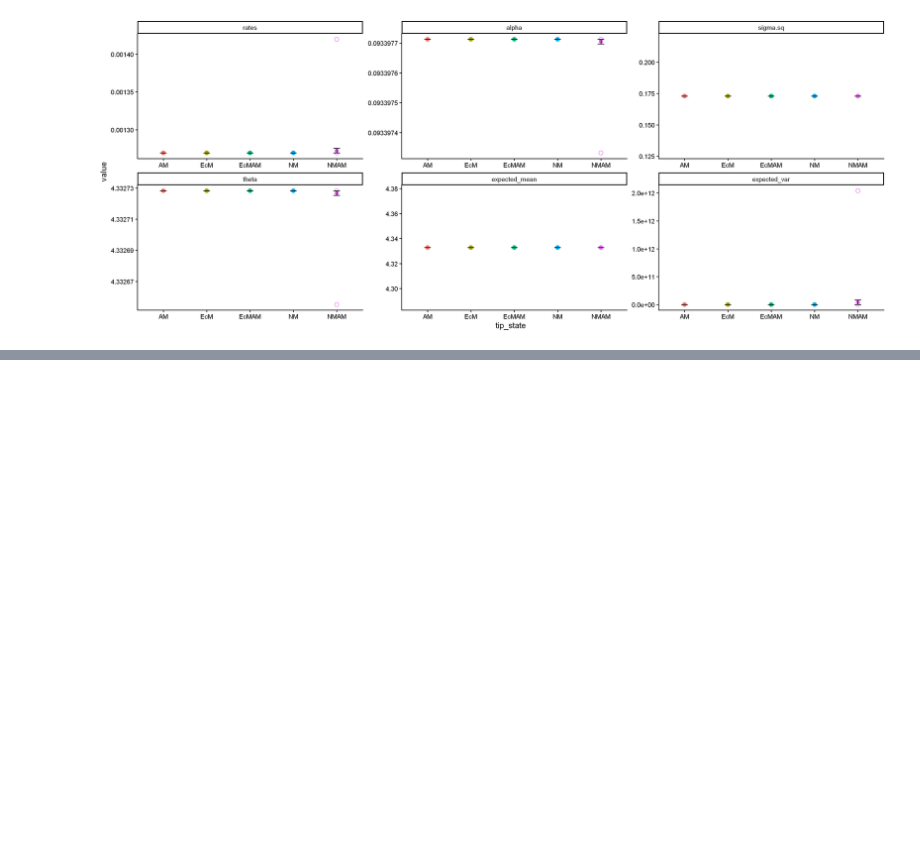
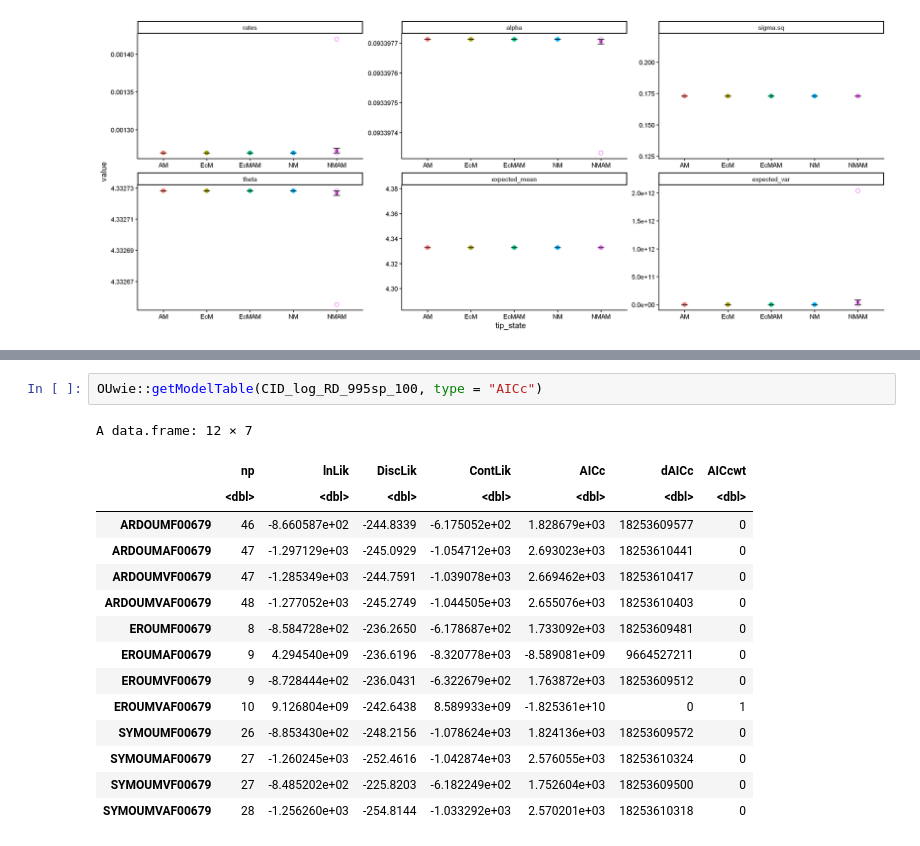
Before and after one commit to anoban/wsu, a Jupyter notebook: R/notebooks/houwiesummary.ipynb, the cells around one changed output, grey strips where cells are left out. Drawn from its saved outputs; the diff is of its cells as text; blank space fills up the shorter version.

```diff
--- a/R/notebooks/houwiesummary.ipynb
+++ b/R/notebooks/houwiesummary.ipynb
@@ -842,0 +873,18 @@ Using tip_state as id variables
+# %%
+OUwie::getModelTable(CID_log_RD_995sp_100, type = "AICc")
+# %% [output]
+A data.frame: 12 × 7
+|  | np | lnLik | DiscLik | ContLik | AICc | dAICc | AICcwt |
+|  | <dbl> | <dbl> | <dbl> | <dbl> | <dbl> | <dbl> | <dbl> |
+| ARDOUMF00679 | 46 | -8.660587e+02 | -244.8339 | -6.175052e+02 | 1.828679e+03 | 18253609577 | 0 |
+| ARDOUMAF00679 | 47 | -1.297129e+03 | -245.0929 | -1.054712e+03 | 2.693023e+03 | 18253610441 | 0 |
+| ARDOUMVF00679 | 47 | -1.285349e+03 | -244.7591 | -1.039078e+03 | 2.669462e+03 | 18253610417 | 0 |
+| ARDOUMVAF00679 | 48 | -1.277052e+03 | -245.2749 | -1.044505e+03 | 2.655076e+03 | 18253610403 | 0 |
+| EROUMF00679 | 8 | -8.584728e+02 | -236.2650 | -6.178687e+02 | 1.733092e+03 | 18253609481 | 0 |
+| EROUMAF00679 | 9 | 4.294540e+09 | -236.6196 | -8.320778e+03 | -8.589081e+09 | 9664527211 | 0 |
+| EROUMVF00679 | 9 | -8.728444e+02 | -236.0431 | -6.322679e+02 | 1.763872e+03 | 18253609512 | 0 |
+| EROUMVAF00679 | 10 | 9.126804e+09 | -242.6438 | 8.589933e+09 | -1.825361e+10 | 0 | 1 |
+| SYMOUMF00679 | 26 | -8.853430e+02 | -248.2156 | -1.078624e+03 | 1.824136e+03 | 18253609572 | 0 |
+| SYMOUMAF00679 | 27 | -1.260245e+03 | -252.4616 | -1.042874e+03 | 2.576055e+03 | 18253610324 | 0 |
+| SYMOUMVF00679 | 27 | -8.485202e+02 | -225.8203 | -6.182249e+02 | 1.752604e+03 | 18253609500 | 0 |
+| SYMOUMVAF00679 | 28 | -1.256260e+03 | -254.8144 | -1.033292e+03 | 2.570201e+03 | 18253610318 | 0 |
```
Also changed, not shown: parts of 7 cells of this notebook, 1 other file.
